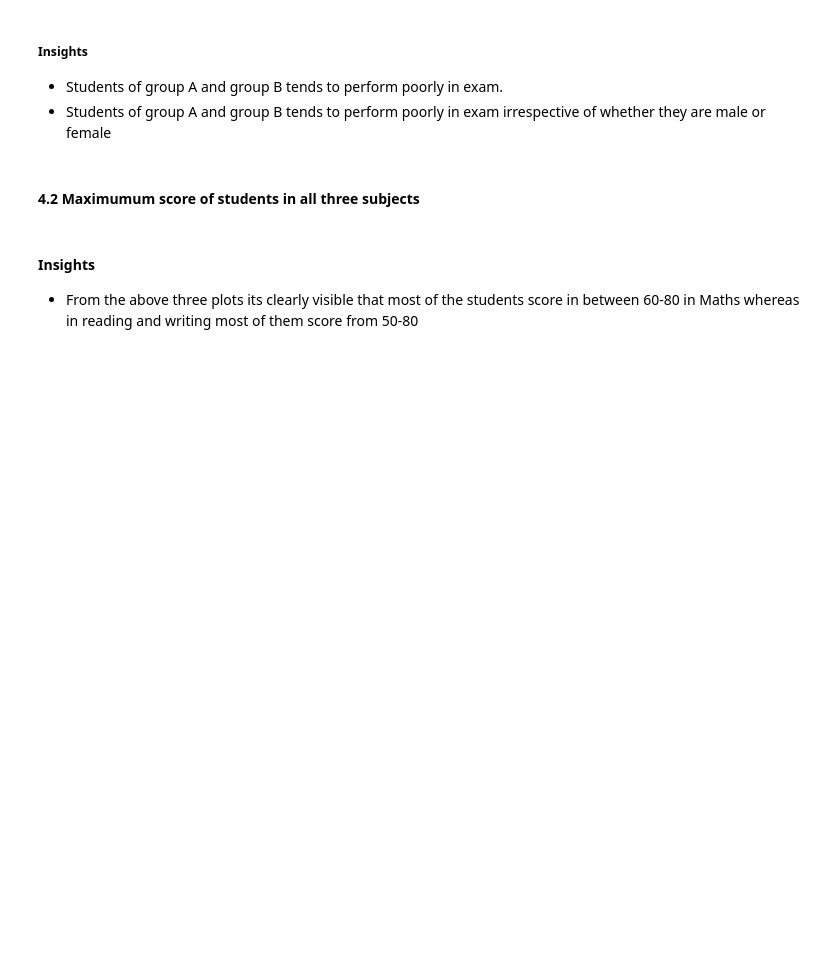
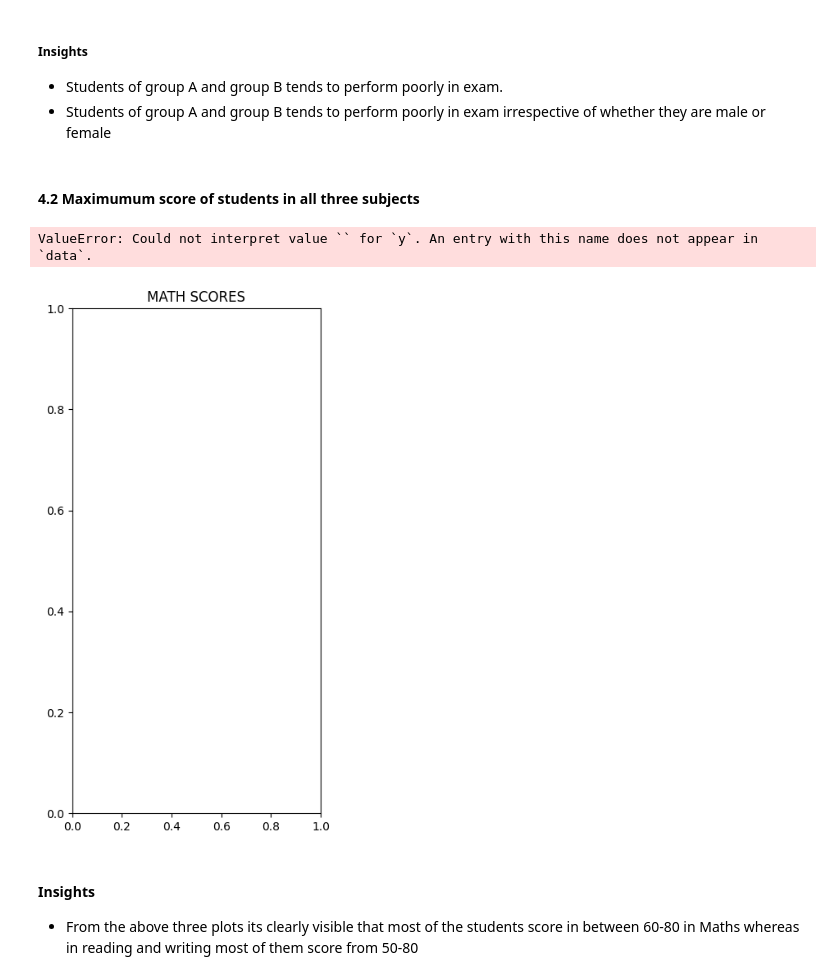
Before and after one commit to sumitchankhore/mlproject, a Jupyter notebook: notebook/1 . EDA STUDENT PERFORMANCE .ipynb, the cells around one changed output. Cells and saved outputs as stored; diff of their text form; code cells hidden in the pictures; blank space fills up the shorter version.

```diff
--- a/notebook/1 . EDA STUDENT PERFORMANCE .ipynb
+++ b/notebook/1 . EDA STUDENT PERFORMANCE .ipynb
@@ -315,16 +318,19 @@ plt.show()
 # %%
 
 plt.figure(figsize=(18,8))
 plt.subplot(1, 4, 1)
 plt.title('MATH SCORES')
-sns.violinplot(y='math score',data=df,color='red',linewidth=3)
+sns.violinplot(y='',data=df,color='red',linewidth=3)
 plt.subplot(1, 4, 2)
 plt.title('READING SCORES')
 sns.violinplot(y='reading score',data=df,color='green',linewidth=3)
 plt.subplot(1, 4, 3)
 plt.title('WRITING SCORES')
 sns.violinplot(y='writing score',data=df,color='blue',linewidth=3)
 plt.show()
+# %% [output]
+ValueError: Could not interpret value `` for `y`. An entry with this name does not appear in `data`.
+[figure, added]
 # %% [markdown]
 #### Insights
 - From the above three plots its clearly visible that most of the students score in between 60-80 in Maths whereas in reading and writing most of them score from 50-80
```
Also changed, not shown: parts of 5 cells of this notebook, 2 other files.
